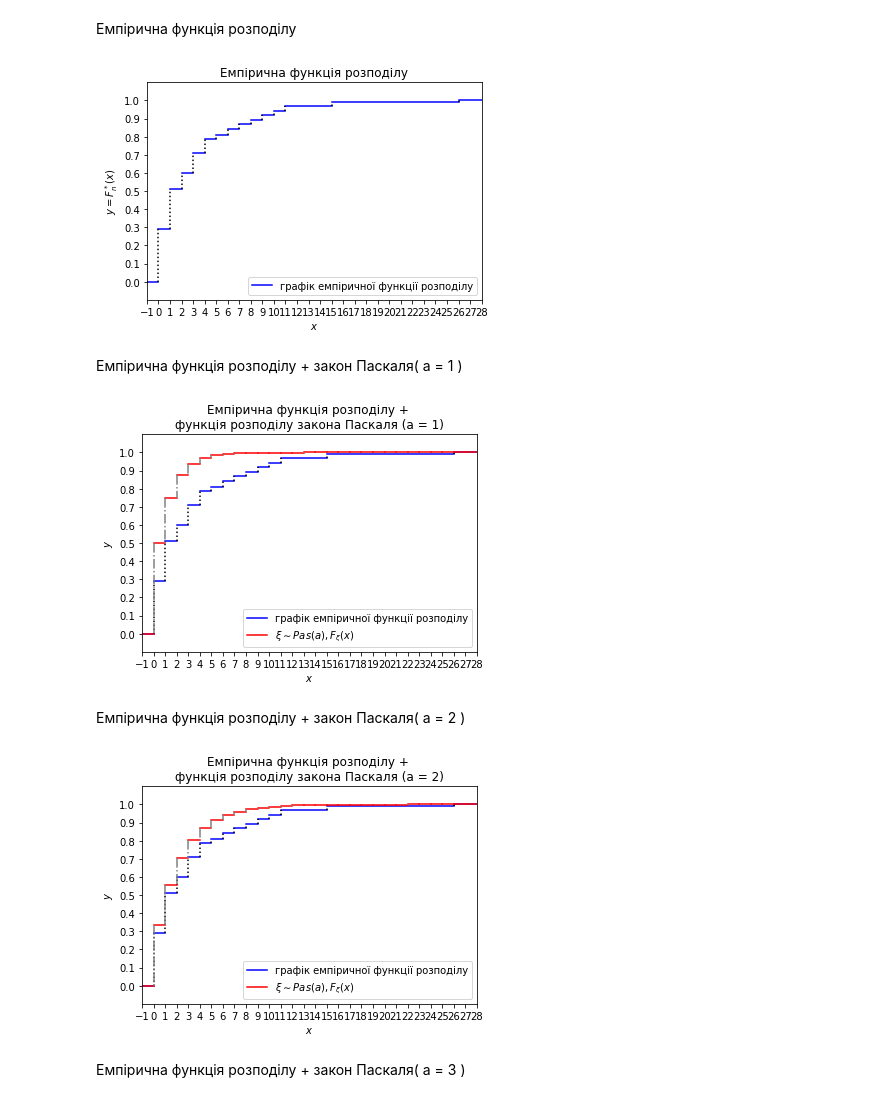
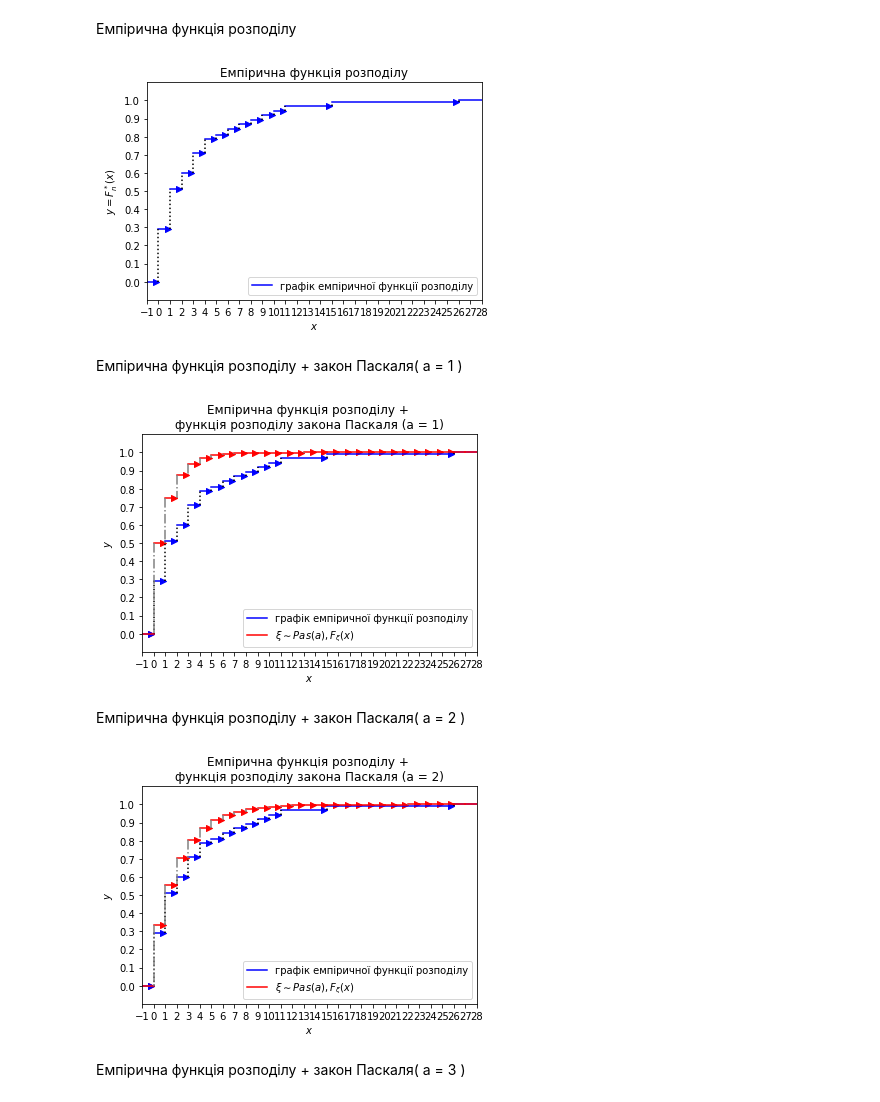
Before and after one commit to nikiandr/mathstatcourse, a Jupyter notebook: code.ipynb, the cells around one changed output. Cells and saved outputs as stored; diff of their text form; code cells hidden in the pictures.

```diff
--- a/code.ipynb
+++ b/code.ipynb
@@ -163,6 +163,8 @@ for i in dots:
 plt.title('Емпірична функція розподілу')
 plt.ylabel('$y = F_n^*(x)$')
 plt.xlabel('$x$')
+dots = [i - 0.2 for i in dots]
+plt.scatter(dots, [empiric_distribution(i) for i in dots], marker = '>', color = 'b')
 plt.xticks([i for i in range(-1, 29)])
 plt.yticks([i for i in np.arange(0.0, 1.1, 0.1)])
 plt.axis([-1, 28, -0.1, 1.1])
@@ -171,7 +173,7 @@ plt.legend()
 plt.savefig('pictures/func.png', dpi = 300)
 plt.show()
 # %% [output]
-[figure, old version]
+[figure, new version]
 # %% [markdown]
 Емпірична функція розподілу + закон Паскаля( a = 1 )
 # %%
@@ -187,34 +189,39 @@ for i in dots:
     plt.plot([i, i], [empiric_distribution(i), empiric_distribution(i + 0.01)], color='black', linestyle='dotted')
 #Pascal distribution
 #geom.cdf(x + 1, 1 / (1 + a)) a = 1
 #
 #
 #
 a = 1
 inters = [(i, i + 1) for i in range(-1, 28)]
 for x1, x2 in inters:
     if (x1, x2) != (26, 27):
         plt.plot([x1, x2], [geom.cdf((x1 + x2)/2 + 1, 1 / (1 + a)), geom.cdf((x1 + x2)/2 + 1, 1 / (1 + a))], color = 'red')
     else:
         plt.plot([x1, x2], [geom.cdf((x1 + x2)/2 + 1, 1 / (1 + a)), geom.cdf((x1 + x2)/2 + 1, 1 / (1 + a))], color = 'red', label = r'$\xi \sim Pas(a), F_\xi(x)$')
 dots = [i for i in range(0, 27)]
 for i in dots:
     plt.plot([i, i], [geom.cdf(i + 1, 1 / (1 + a)), geom.cdf((i- 0.5) + 1, 1 / (1 + a))], color='gray', linestyle='-.')
 #
 #
 #
 plt.title('Емпірична функція розподілу + \nфункція розподілу закона Паскаля (a = 1)')
 plt.ylabel('$y$')
 plt.xlabel('$x$')
+dots = [i - 0.2 for i in dots]
 plt.xticks([i for i in range(-1, 29)])
 plt.yticks([i for i in np.arange(0.0, 1.1, 0.1)])
 plt.axis([-1, 28, -0.1, 1.1])
+plt.scatter(dots, [geom.cdf(i + 1, 1 / (1 + a)) for i in dots], marker = '>', color = 'r')
+dots = [0, 1, 2, 3, 4, 5, 6, 7, 8, 9, 10, 11, 15, 26]
+dots = [i - 0.2 for i in dots]
+plt.scatter(dots, [empiric_distribution(i) for i in dots], marker = '>', color = 'b')
 #final settings
 plt.legend()
 plt.savefig('pictures/func+geom4.png', dpi = 300)
 plt.show()
 # %% [output]
-[figure, old version]
+[figure, new version]
 # %% [markdown]
 Емпірична функція розподілу + закон Паскаля( a = 2 )
 # %%
@@ -252,12 +259,17 @@ plt.xlabel('$x$')
 plt.xticks([i for i in range(-1, 29)])
 plt.yticks([i for i in np.arange(0.0, 1.1, 0.1)])
 plt.axis([-1, 28, -0.1, 1.1])
+dots = [i - 0.2 for i in dots]
+plt.scatter(dots, [geom.cdf(i + 1, 1 / (1 + a)) for i in dots], marker = '>', color = 'r')
+dots = [0, 1, 2, 3, 4, 5, 6, 7, 8, 9, 10, 11, 15, 26]
+dots = [i - 0.2 for i in dots]
+plt.scatter(dots, [empiric_distribution(i) for i in dots], marker = '>', color = 'b')
 #final settings
 plt.legend()
 plt.savefig('pictures/func+geom3.png', dpi = 300)
 plt.show()
 # %% [output]
-[figure, old version]
+[figure, new version]
 # %% [markdown]
 Емпірична функція розподілу + закон Паскаля( a = 3 )
 # %%
```
Also changed, not shown: parts of 2 cells of this notebook, 8 other files.
